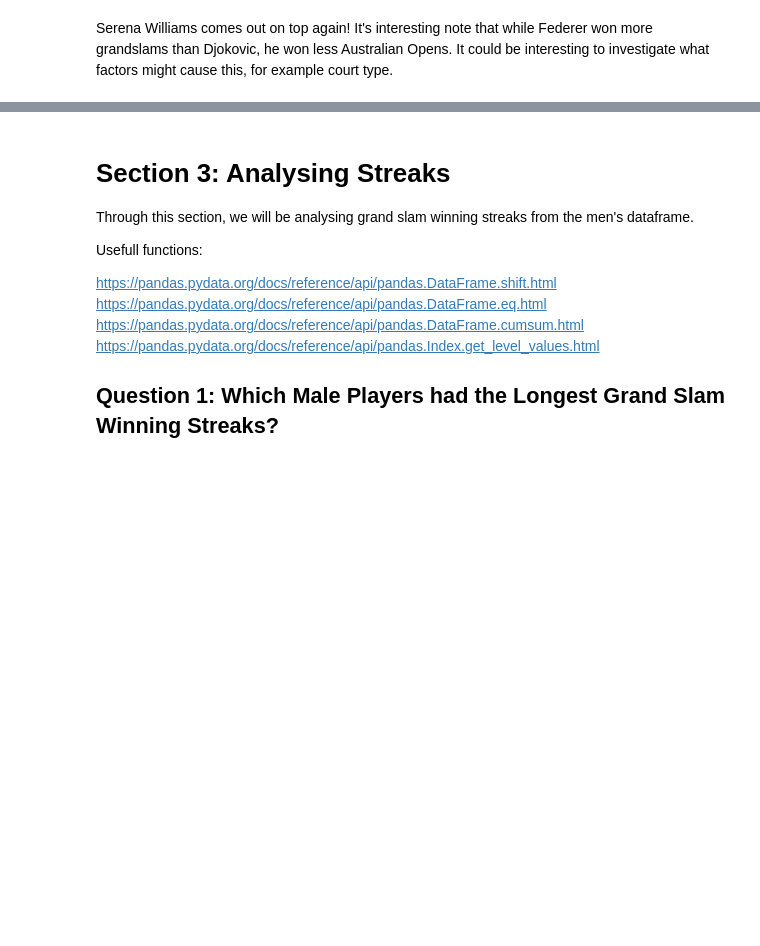
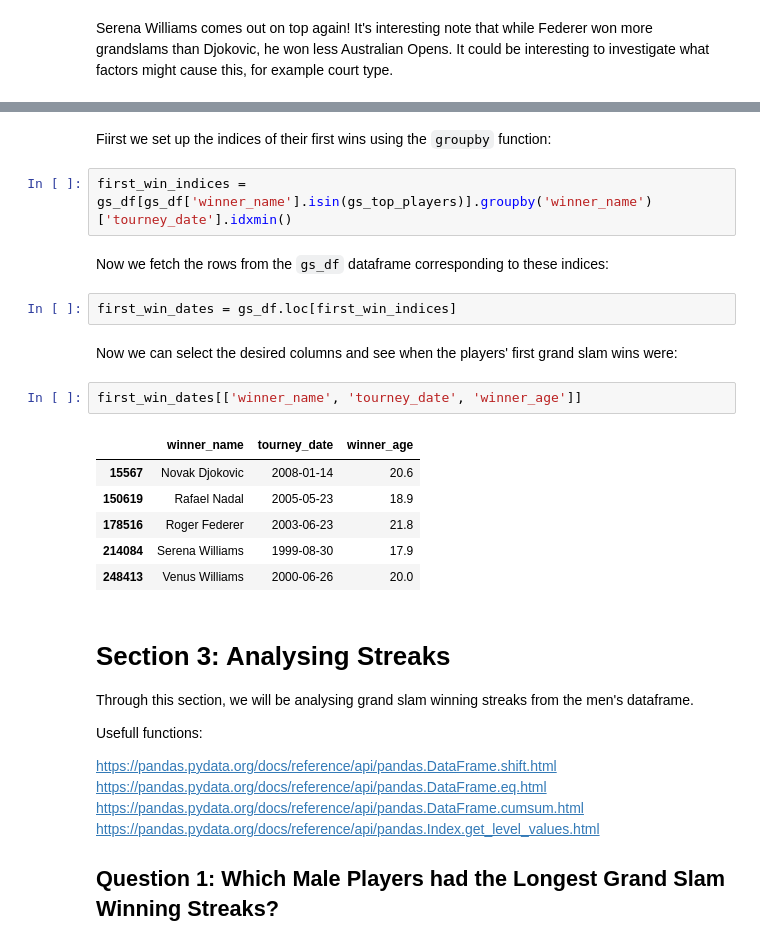
Before and after one commit to BobbyGlennS/bit-python-intro, a Jupyter notebook: solution_notebook.ipynb, the cells around one changed output, grey strips where cells are left out. Cells and saved outputs as stored; diff of their text form; blank space fills up the shorter version.

Commit message:
Solution to 'how young were top players when they won first grand slam'

```diff
--- a/solution_notebook.ipynb
+++ b/solution_notebook.ipynb
@@ -425,3 +453,22 @@ Serena Williams comes out on top again! It's interesting note that while Federer
+# %% [markdown]
+Fiirst we set up the indices of their first wins using the `groupby` function:
+# %%
+first_win_indices = gs_df[gs_df['winner_name'].isin(gs_top_players)].groupby('winner_name')['tourney_date'].idxmin()
+# %% [markdown]
+Now we fetch the rows from the `gs_df` dataframe corresponding to these indices:
+# %%
+first_win_dates = gs_df.loc[first_win_indices]
+# %% [markdown]
+Now we can select the desired columns and see when the players' first grand slam wins were:
+# %%
+first_win_dates[['winner_name', 'tourney_date', 'winner_age']]
+# %% [output]
+|  | winner_name | tourney_date | winner_age |
+| 15567 | Novak Djokovic | 2008-01-14 | 20.6 |
+| 150619 | Rafael Nadal | 2005-05-23 | 18.9 |
+| 178516 | Roger Federer | 2003-06-23 | 21.8 |
+| 214084 | Serena Williams | 1999-08-30 | 17.9 |
+| 248413 | Venus Williams | 2000-06-26 | 20.0 |
 # %% [markdown]
 # Section 3: Analysing Streaks
 
```
Also changed, not shown: parts of 8 cells of this notebook.
